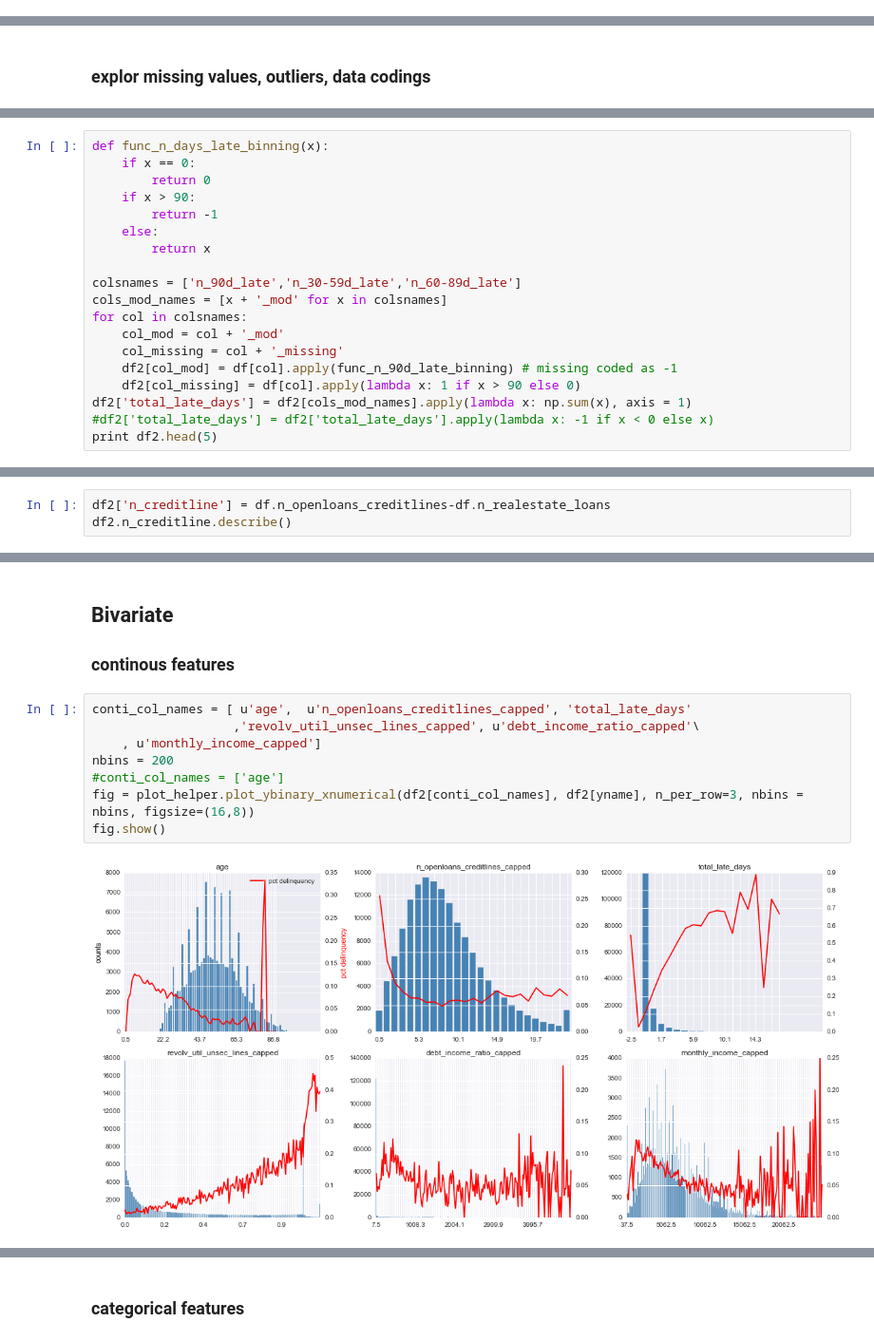
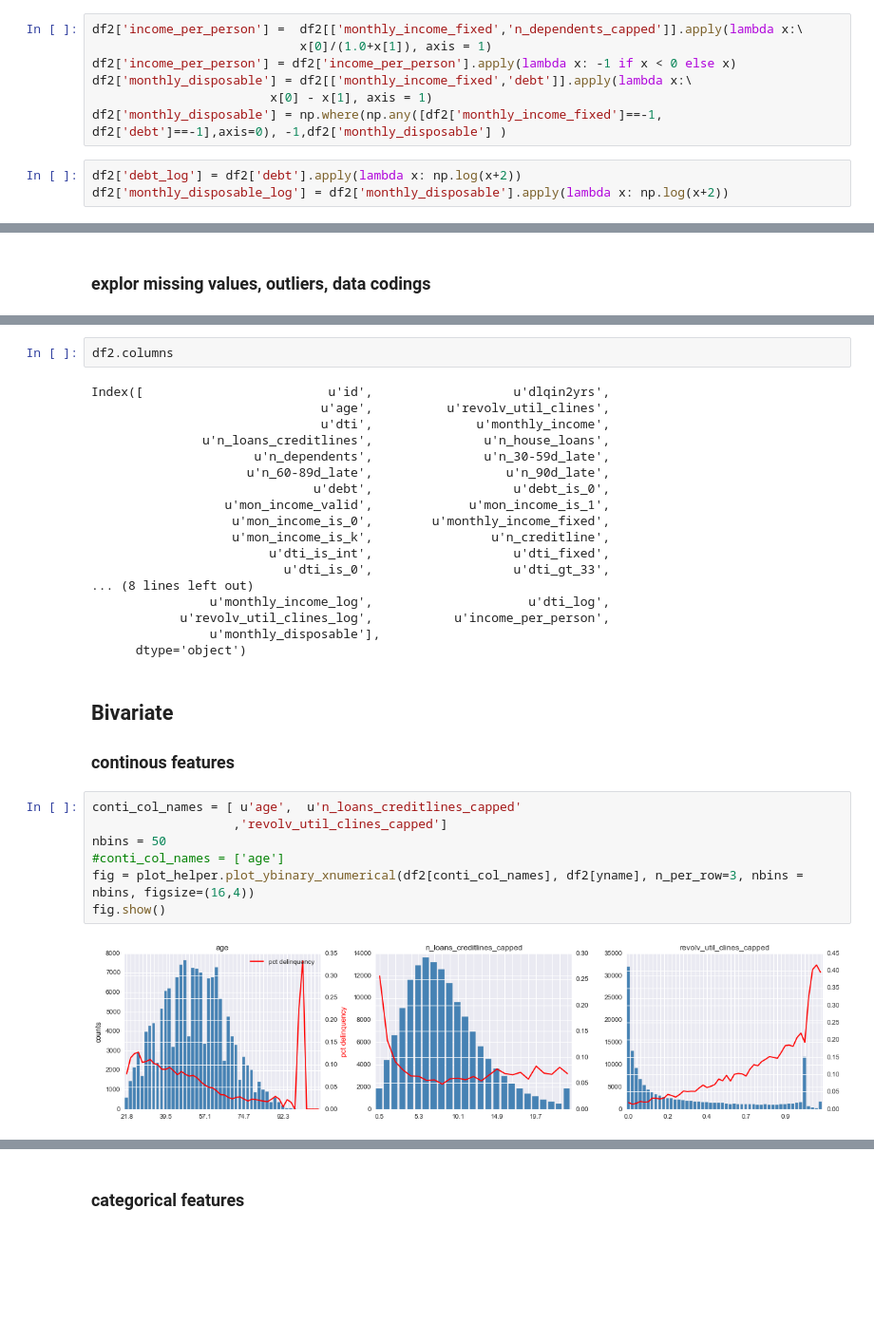
Before and after one commit to joyce-duan/ml_cases, a Jupyter notebook: give_me_some_credit/EDA.ipynb, the cells around one changed output, grey strips where cells are left out. Shown at 95% size. Drawn from its saved outputs; the diff is of its cells as text; blank space fills up the shorter version.

```diff
--- a/give_me_some_credit/EDA.ipynb
+++ b/give_me_some_credit/EDA.ipynb
@@ -166,0 +308,10 @@ plt.show()
+# %%
+df2['income_per_person'] =  df2[['monthly_income_fixed','n_dependents_capped']].apply(lambda x:\
+                            x[0]/(1.0+x[1]), axis = 1)
+df2['income_per_person'] = df2['income_per_person'].apply(lambda x: -1 if x < 0 else x)
+df2['monthly_disposable'] = df2[['monthly_income_fixed','debt']].apply(lambda x:\
+                        x[0] - x[1], axis = 1)
+df2['monthly_disposable'] = np.where(np.any([df2['monthly_income_fixed']==-1, df2['debt']==-1],axis=0), -1,df2['monthly_disposable'] )
+# %%
+df2['debt_log'] = df2['debt'].apply(lambda x: np.log(x+2))
+df2['monthly_disposable_log'] = df2['monthly_disposable'].apply(lambda x: np.log(x+2))
@@ -205,19 +502,0 @@ print df_stats
-# %%
-def func_n_days_late_binning(x):
-    if x == 0:
-        return 0
-    if x > 90:
-        return -1
-    else:
-        return x
-
-colsnames = ['n_90d_late','n_30-59d_late','n_60-89d_late']
-cols_mod_names = [x + '_mod' for x in colsnames]
-for col in colsnames:
-    col_mod = col + '_mod'
-    col_missing = col + '_missing'
-    df2[col_mod] = df[col].apply(func_n_90d_late_binning) # missing coded as -1
-    df2[col_missing] = df[col].apply(lambda x: 1 if x > 90 else 0)
-df2['total_late_days'] = df2[cols_mod_names].apply(lambda x: np.sum(x), axis = 1)
-#df2['total_late_days'] = df2['total_late_days'].apply(lambda x: -1 if x < 0 else x)
-print df2.head(5)
@@ -357,3 +778,0 @@ Index([u'id', u'dlqin2yrs', u'age', u'revolv_util_unsec_lines', u'debt_income_ra
-# %%
-df2['n_creditline'] = df.n_openloans_creditlines-df.n_realestate_loans
-df2.n_creditline.describe()
@@ -375,15 +784,34 @@ plt.show()
+# %%
+df2.columns
+# %% [output]
+Index([                         u'id',                   u'dlqin2yrs',
+                               u'age',          u'revolv_util_clines',
+                               u'dti',              u'monthly_income',
+               u'n_loans_creditlines',               u'n_house_loans',
+                      u'n_dependents',               u'n_30-59d_late',
+                     u'n_60-89d_late',                  u'n_90d_late',
+                              u'debt',                   u'debt_is_0',
+                  u'mon_income_valid',             u'mon_income_is_1',
+                   u'mon_income_is_0',        u'monthly_income_fixed',
+                   u'mon_income_is_k',                u'n_creditline',
+                        u'dti_is_int',                   u'dti_fixed',
+                          u'dti_is_0',                   u'dti_gt_33',
+... (8 lines left out)
+                u'monthly_income_log',                     u'dti_log',
+            u'revolv_util_clines_log',           u'income_per_person',
+                u'monthly_disposable'],
+      dtype='object')
 # %% [markdown]
 ## Bivariate
 
 
 ### continous features
 # %%
-conti_col_names = [ u'age',  u'n_openloans_creditlines_capped', 'total_late_days'
-                   ,'revolv_util_unsec_lines_capped', u'debt_income_ratio_capped'\
-    , u'monthly_income_capped']
-nbins = 200
+conti_col_names = [ u'age',  u'n_loans_creditlines_capped'
+                   ,'revolv_util_clines_capped']
+nbins = 50
 #conti_col_names = ['age']
-fig = plot_helper.plot_ybinary_xnumerical(df2[conti_col_names], df2[yname], n_per_row=3, nbins = nbins, figsize=(16,8))
+fig = plot_helper.plot_ybinary_xnumerical(df2[conti_col_names], df2[yname], n_per_row=3, nbins = nbins, figsize=(16,4))
 fig.show()
 # %% [output]
-[figure, old version]
+[figure, new version]
```
Also changed, not shown: parts of 71 cells of this notebook, 7 other files.
